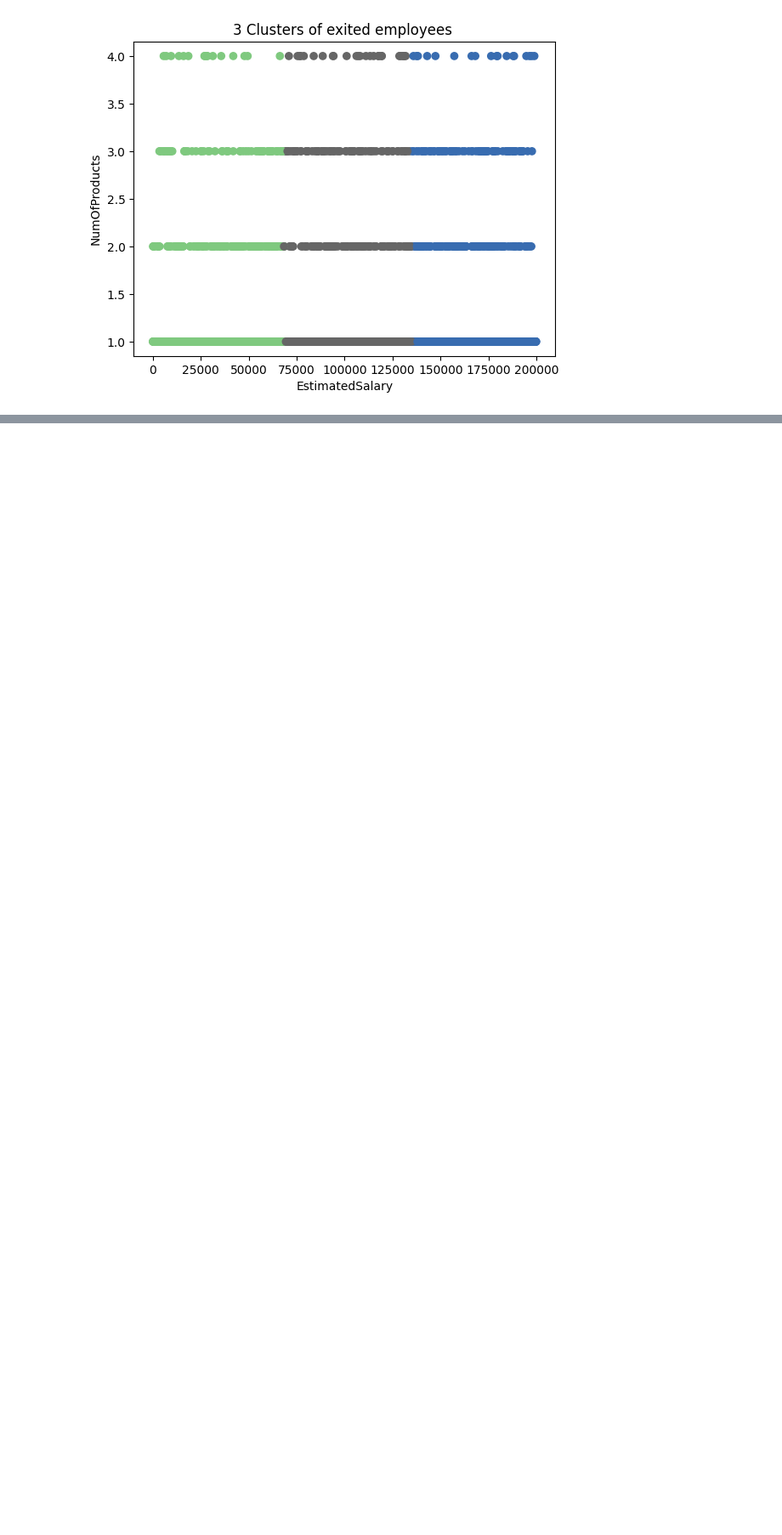
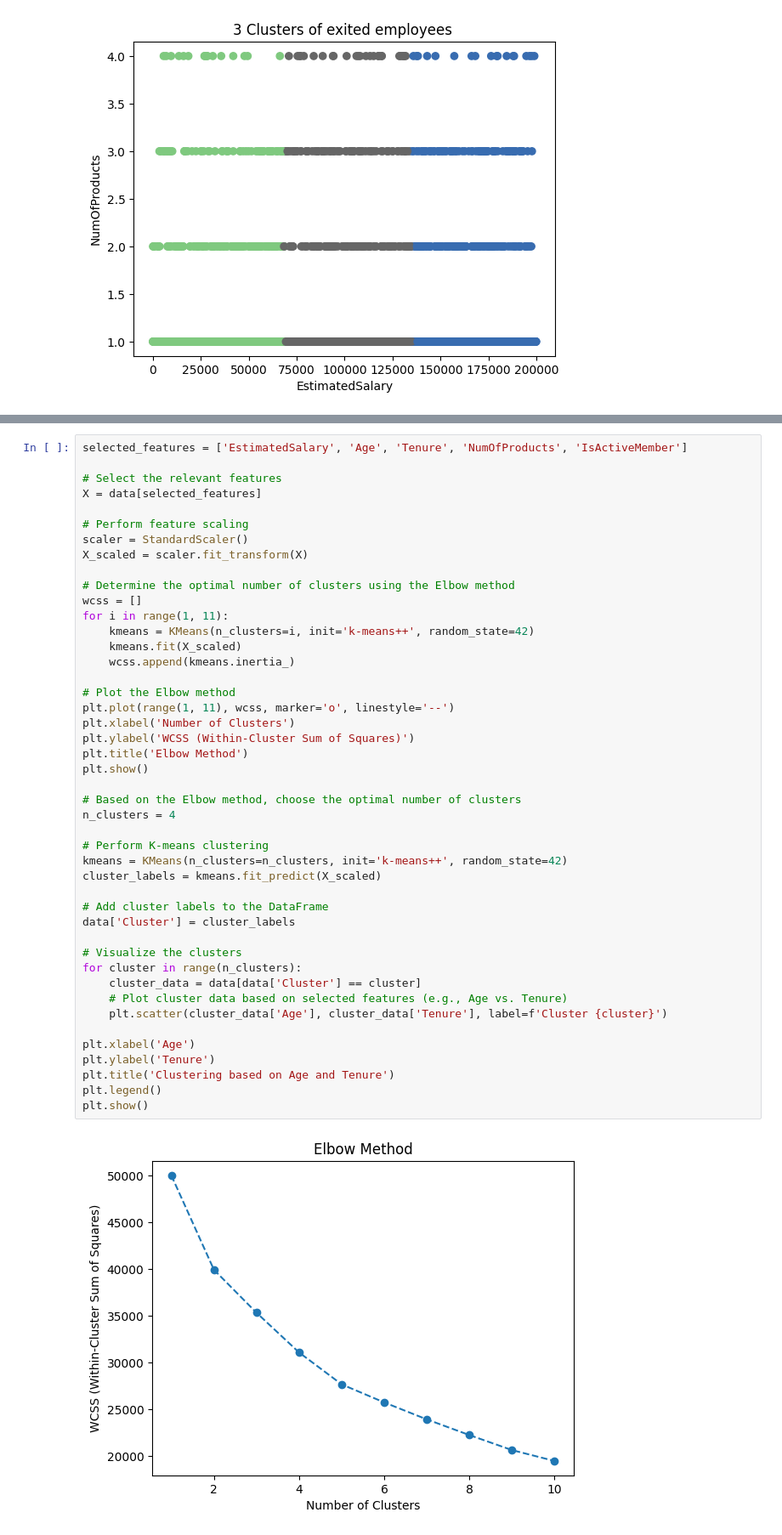
Before and after one commit to Gladys-la/AI-ML-Projects, a Jupyter notebook: Employee_Churn_Prediction.ipynb, the cells around one changed output, grey strips where cells are left out. Shown at 85% size. Saved outputs shown, nothing was run; the diff lists cells and outputs as text; blank space fills up the shorter version.

```diff
--- a/Employee_Churn_Prediction.ipynb
+++ b/Employee_Churn_Prediction.ipynb
@@ -242,0 +247,47 @@ plt.show()
+# %%
+selected_features = ['EstimatedSalary', 'Age', 'Tenure', 'NumOfProducts', 'IsActiveMember']
+
+# Select the relevant features
+X = data[selected_features]
+
+# Perform feature scaling
+scaler = StandardScaler()
+X_scaled = scaler.fit_transform(X)
+
+# Determine the optimal number of clusters using the Elbow method
+wcss = []
+for i in range(1, 11):
+    kmeans = KMeans(n_clusters=i, init='k-means++', random_state=42)
+    kmeans.fit(X_scaled)
+    wcss.append(kmeans.inertia_)
+
+# Plot the Elbow method
+plt.plot(range(1, 11), wcss, marker='o', linestyle='--')
+plt.xlabel('Number of Clusters')
+plt.ylabel('WCSS (Within-Cluster Sum of Squares)')
+plt.title('Elbow Method')
+plt.show()
+
+# Based on the Elbow method, choose the optimal number of clusters
+n_clusters = 4
+
+# Perform K-means clustering
+kmeans = KMeans(n_clusters=n_clusters, init='k-means++', random_state=42)
+cluster_labels = kmeans.fit_predict(X_scaled)
+
+# Add cluster labels to the DataFrame
+data['Cluster'] = cluster_labels
+
+# Visualize the clusters
+for cluster in range(n_clusters):
+    cluster_data = data[data['Cluster'] == cluster]
+    # Plot cluster data based on selected features (e.g., Age vs. Tenure)
+    plt.scatter(cluster_data['Age'], cluster_data['Tenure'], label=f'Cluster {cluster}')
+
+plt.xlabel('Age')
+plt.ylabel('Tenure')
+plt.title('Clustering based on Age and Tenure')
+plt.legend()
+plt.show()
+# %% [output]
+[figure, added]
```
Also changed, not shown: parts of 4 cells of this notebook.
